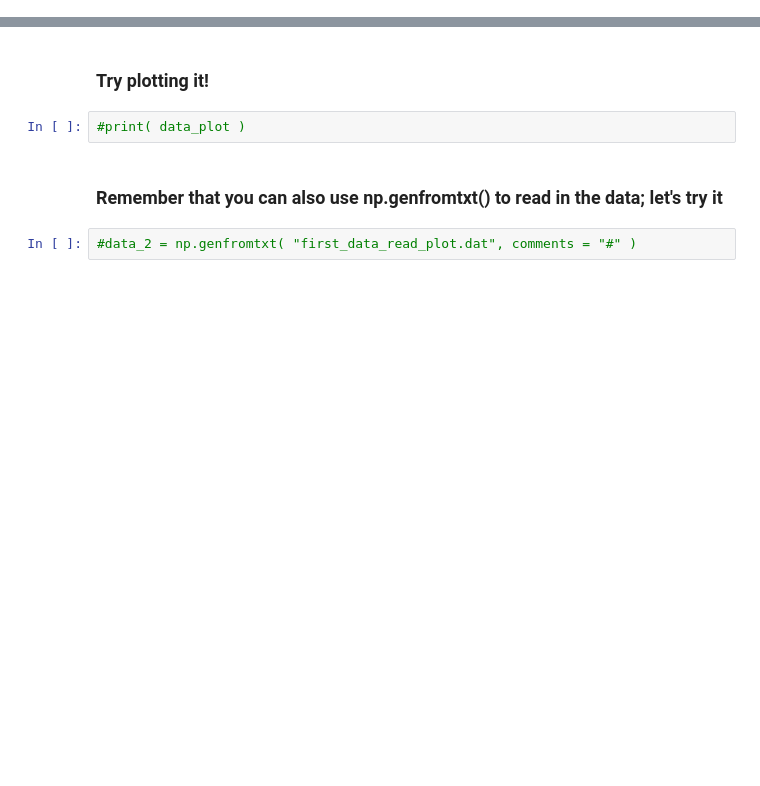
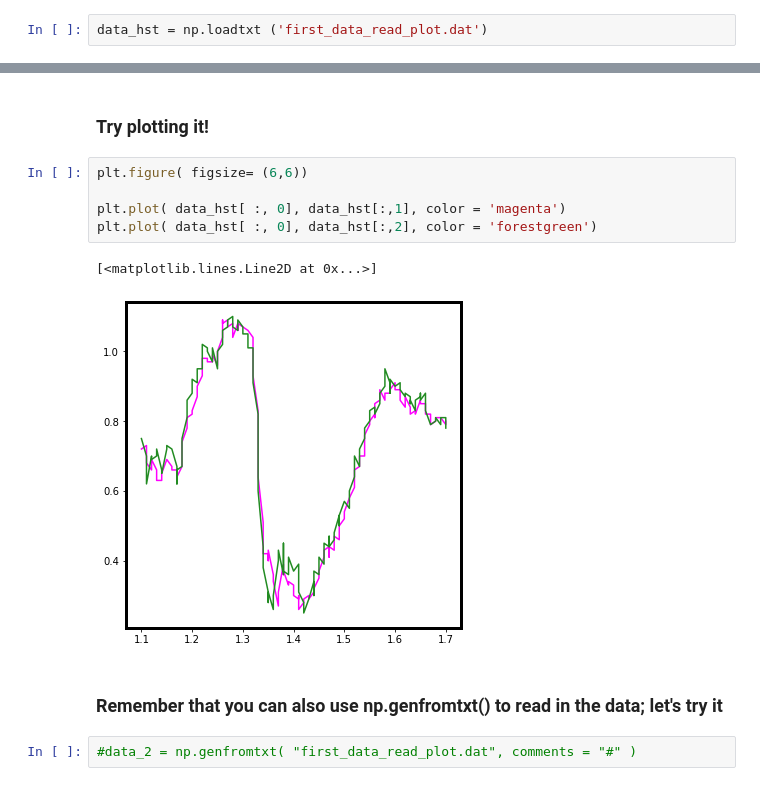
Before and after one commit to logangarcia01/PHZ3150_LoganGarcia, a Jupyter notebook: lecture/matplotlib_intro_classroom.ipynb, the cells around one changed output, grey strips where cells are left out. Saved outputs shown, nothing was run; the diff lists cells and outputs as text; blank space fills up the shorter version.

```diff
--- a/lecture/matplotlib_intro_classroom.ipynb
+++ b/lecture/matplotlib_intro_classroom.ipynb
@@ -335,3 +400,5 @@ plt.tick_params(axis='both',which='major',length=12,width=4,direction='inout')
 ### A complete list of markers available can be found at: https://matplotlib.org/1.4.1/api/markers_api.html
 # %% [markdown]
 ### Let’s read in our first data using numpy loadtxt and plot them. Dowmload first_data_read_plot.dat from Webcourses/demos and read it in with loadtxt
+# %%
+data_hst = np.loadtxt ('first_data_read_plot.dat')
@@ -338,7 +425,13 @@ plt.tick_params(axis='both',which='major',length=12,width=4,direction='inout')
 # %% [markdown]
 ### Try plotting it!
-# %%
-#print( data_plot )
+# %%
+plt.figure( figsize= (6,6))
+
+plt.plot( data_hst[ :, 0], data_hst[:,1], color = 'magenta')
+plt.plot( data_hst[ :, 0], data_hst[:,2], color = 'forestgreen')
+# %% [output]
+[<matplotlib.lines.Line2D at 0x...>]
+[figure, added]
 # %% [markdown]
 ### Remember that you can also use np.genfromtxt() to read in the data; let's try it
 # %%
```
Also changed, not shown: parts of 16 cells of this notebook, 3 other files.
